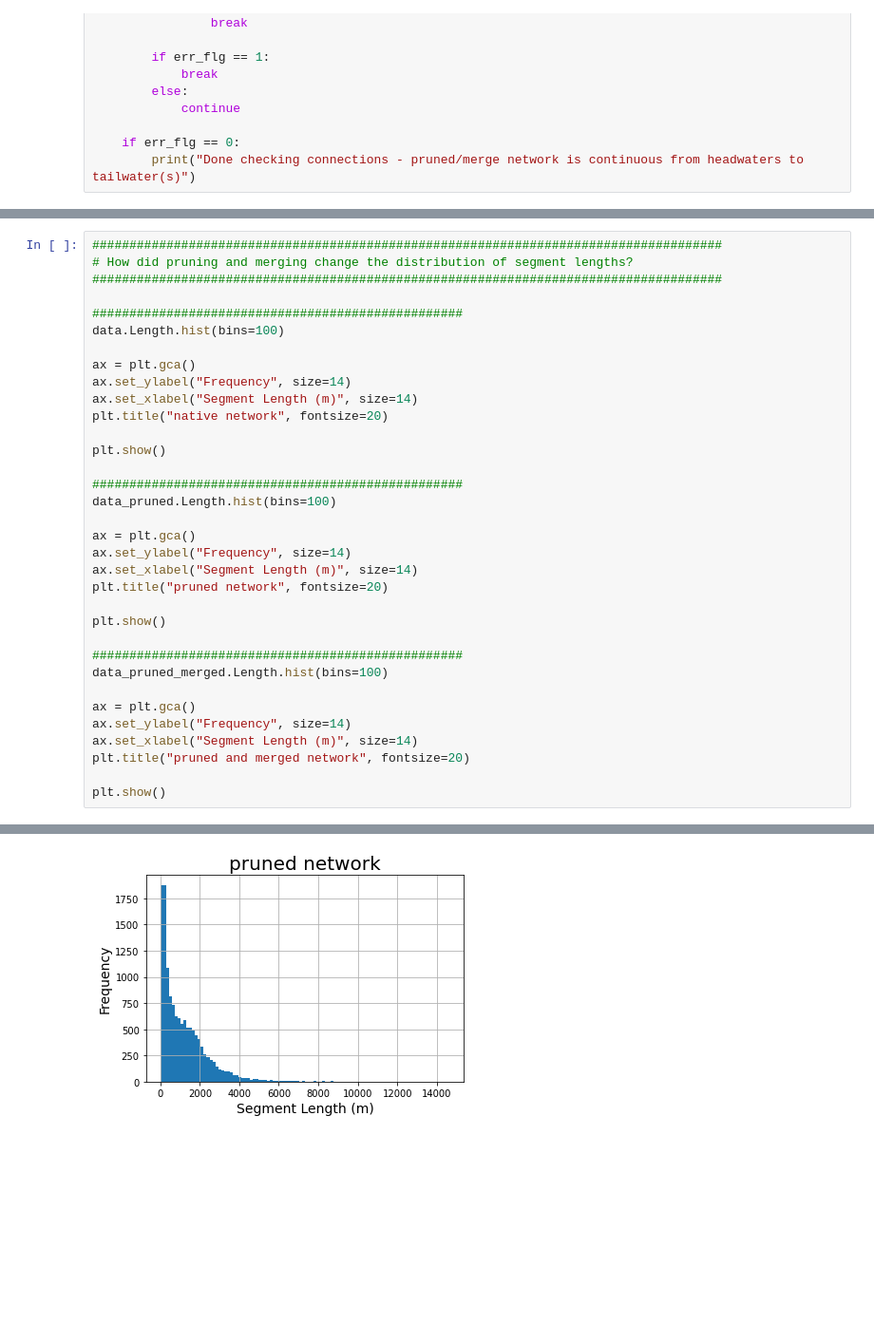
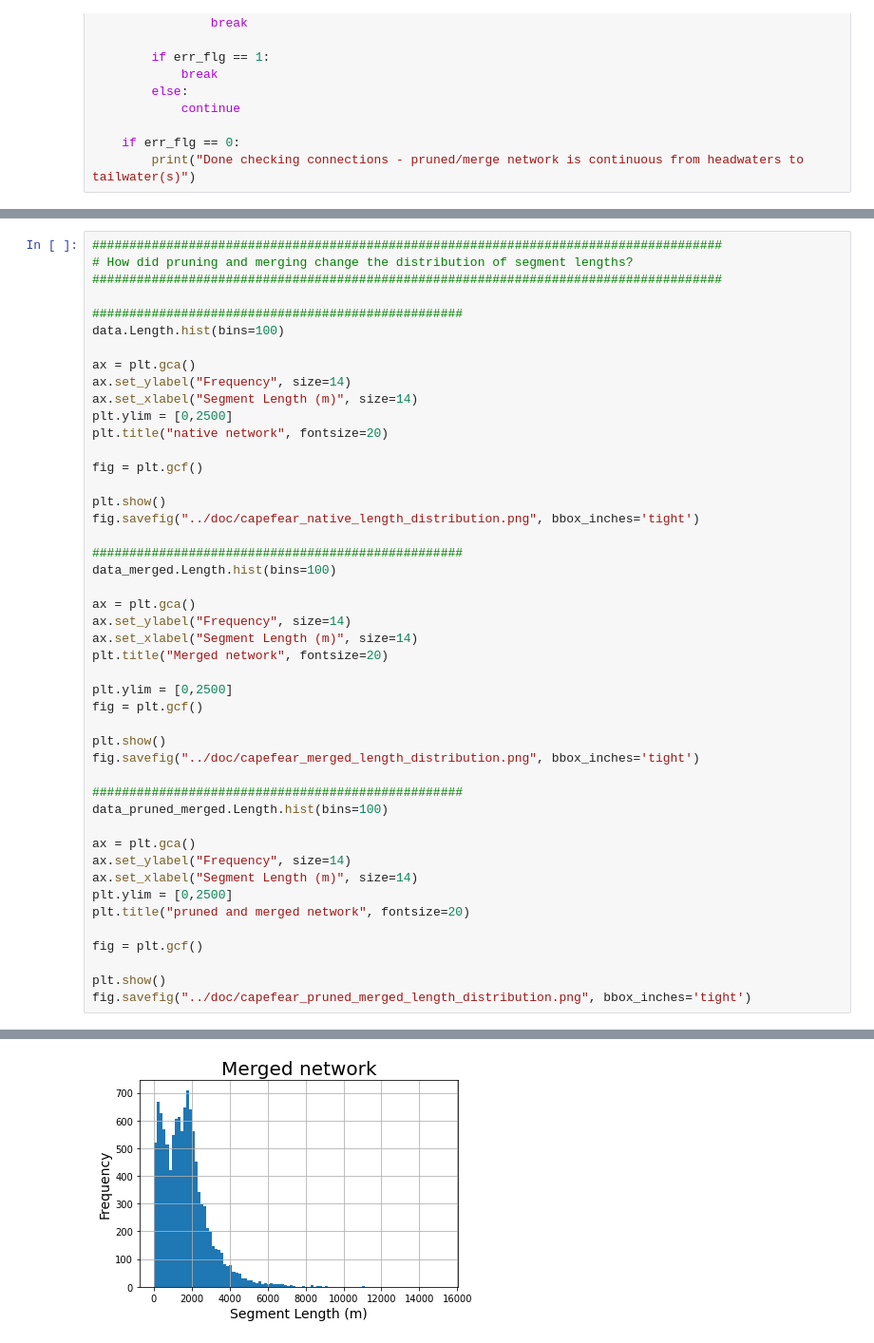
Before and after one commit to jhrehanoaa/t-route, a Jupyter notebook: notebooks/segment-merge.ipynb, the cells around one changed output, grey strips where cells are left out. Shown at 95% size. Drawn from its saved outputs; the diff is of its cells as text; blank space fills up the shorter version.

Commit message:
add network simulation capability, various tests, not clean

```diff
--- a/notebooks/segment-merge.ipynb
+++ b/notebooks/segment-merge.ipynb
@@ -896,34 +923,46 @@ Done checking connections - pruned/merge network is continuous from headwaters t
 
 ##################################################
 data.Length.hist(bins=100)
 
 ax = plt.gca()
 ax.set_ylabel("Frequency", size=14)
 ax.set_xlabel("Segment Length (m)", size=14)
+plt.ylim = [0,2500]
 plt.title("native network", fontsize=20)
 
+fig = plt.gcf()
+
 plt.show()
+fig.savefig("../doc/capefear_native_length_distribution.png", bbox_inches='tight')
 
 ##################################################
-data_pruned.Length.hist(bins=100)
+data_merged.Length.hist(bins=100)
 
 ax = plt.gca()
 ax.set_ylabel("Frequency", size=14)
 ax.set_xlabel("Segment Length (m)", size=14)
-plt.title("pruned network", fontsize=20)
+plt.title("Merged network", fontsize=20)
+
+plt.ylim = [0,2500]
+fig = plt.gcf()
 
 plt.show()
+fig.savefig("../doc/capefear_merged_length_distribution.png", bbox_inches='tight')
 
 ##################################################
 data_pruned_merged.Length.hist(bins=100)
 
 ax = plt.gca()
 ax.set_ylabel("Frequency", size=14)
 ax.set_xlabel("Segment Length (m)", size=14)
+plt.ylim = [0,2500]
 plt.title("pruned and merged network", fontsize=20)
 
+fig = plt.gcf()
+
 plt.show()
+fig.savefig("../doc/capefear_pruned_merged_length_distribution.png", bbox_inches='tight')
 # %% [output]
 [figure]
-[figure, old version]
+[figure, new version]
 [figure]
```
Also changed, not shown: parts of 29 cells of this notebook.
